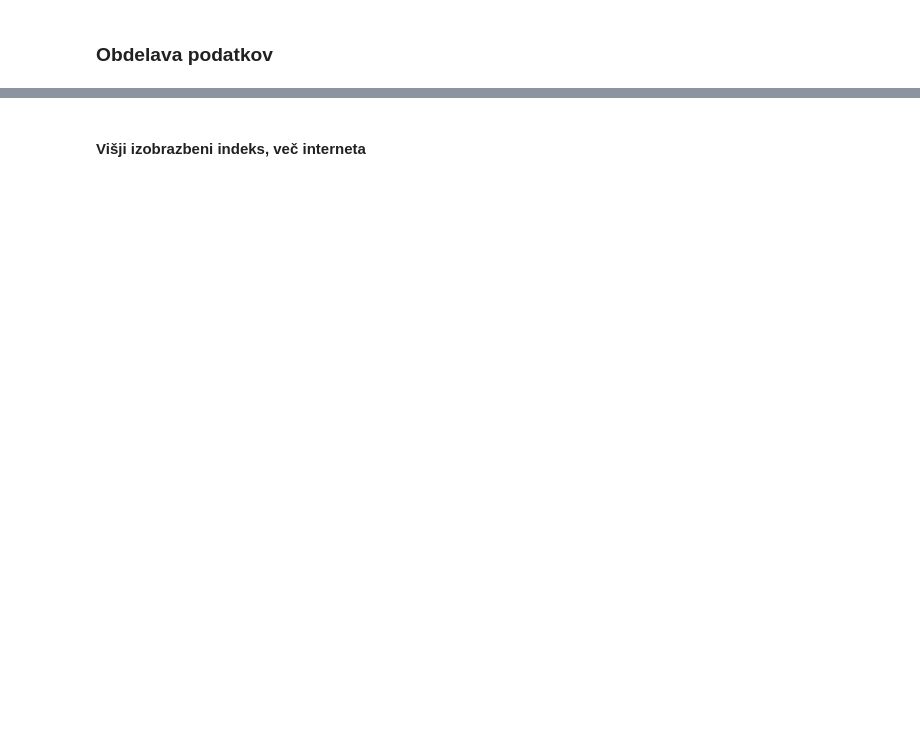
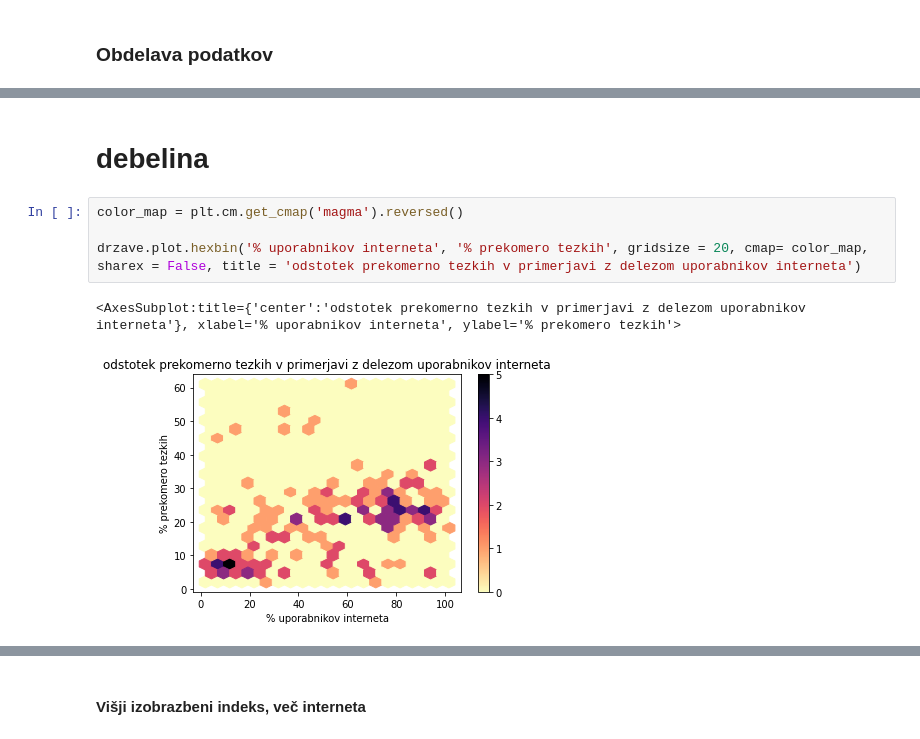
Before and after one commit to zalastopar/Analiza-nekaterih-lastnosti-drzav, a Jupyter notebook: pandas.ipynb, the cells around one changed output, grey strips where cells are left out. Drawn from its saved outputs; the diff is of its cells as text; blank space fills up the shorter version.

```diff
--- a/pandas.ipynb
+++ b/pandas.ipynb
@@ -47,0 +73,9 @@ pd.concat([d_top, d_bot]).plot.bar(x='drzava', y='povprecna starost', color = 'd
+# %% [markdown]
+# debelina
+# %%
+color_map = plt.cm.get_cmap('magma').reversed()
+
+drzave.plot.hexbin('% uporabnikov interneta', '% prekomero tezkih', gridsize = 20, cmap= color_map, sharex = False, title = 'odstotek prekomerno tezkih v primerjavi z delezom uporabnikov interneta')
+# %% [output]
+<AxesSubplot:title={'center':'odstotek prekomerno tezkih v primerjavi z delezom uporabnikov interneta'}, xlabel='% uporabnikov interneta', ylabel='% prekomero tezkih'>
+[figure, added]
```
Also changed, not shown: parts of 18 cells of this notebook, 8 other files.
